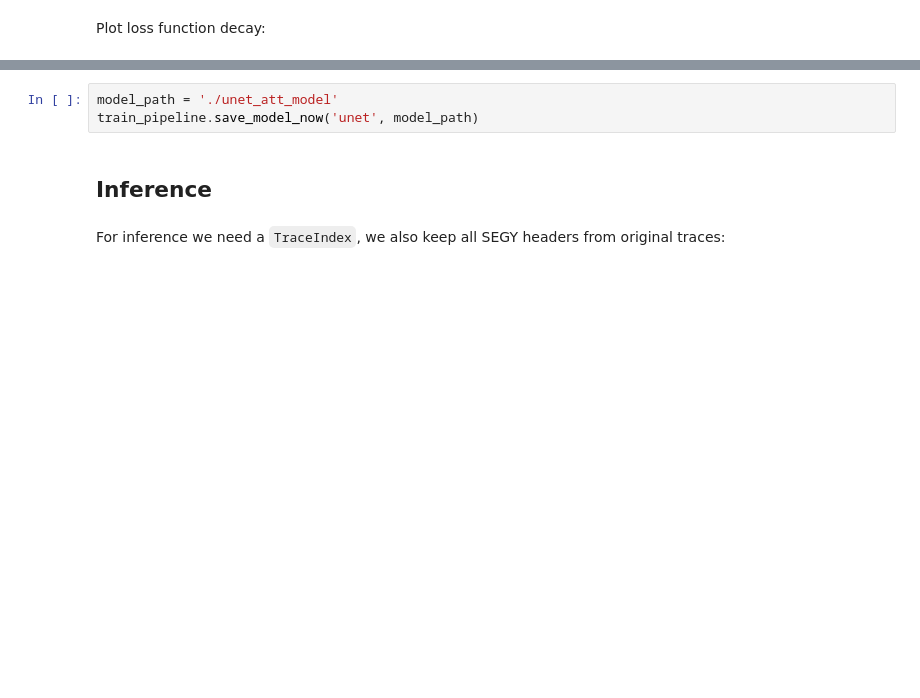
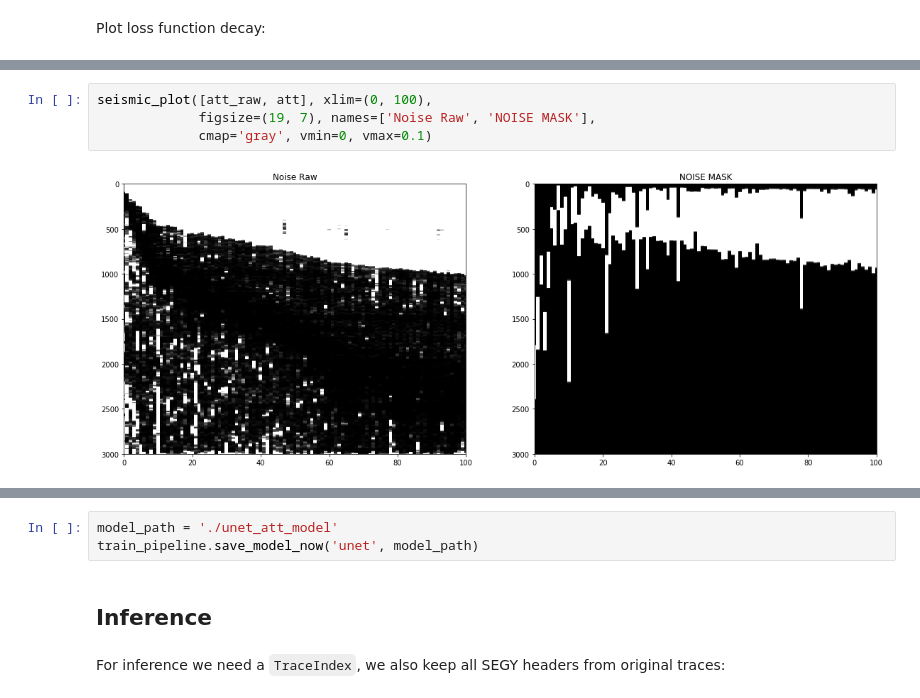
Before and after one commit to sadaqatali2027/SeismicPro-1, a Jupyter notebook: models/Ground-roll_attenuation/Attention_model/model_description.ipynb, the cells around one changed output, grey strips where cells are left out. Cells and saved outputs as stored; diff of their text form; blank space fills up the shorter version.

```diff
--- a/models/Ground-roll_attenuation/Attention_model/model_description.ipynb
+++ b/models/Ground-roll_attenuation/Attention_model/model_description.ipynb
@@ -153,0 +237,6 @@ plt.show()
+# %%
+seismic_plot([att_raw, att], xlim=(0, 100),
+             figsize=(19, 7), names=['Noise Raw', 'NOISE MASK'],
+             cmap='gray', vmin=0, vmax=0.1)
+# %% [output]
+[figure, added]
```
Also changed, not shown: parts of 18 cells of this notebook, 1 other file.
